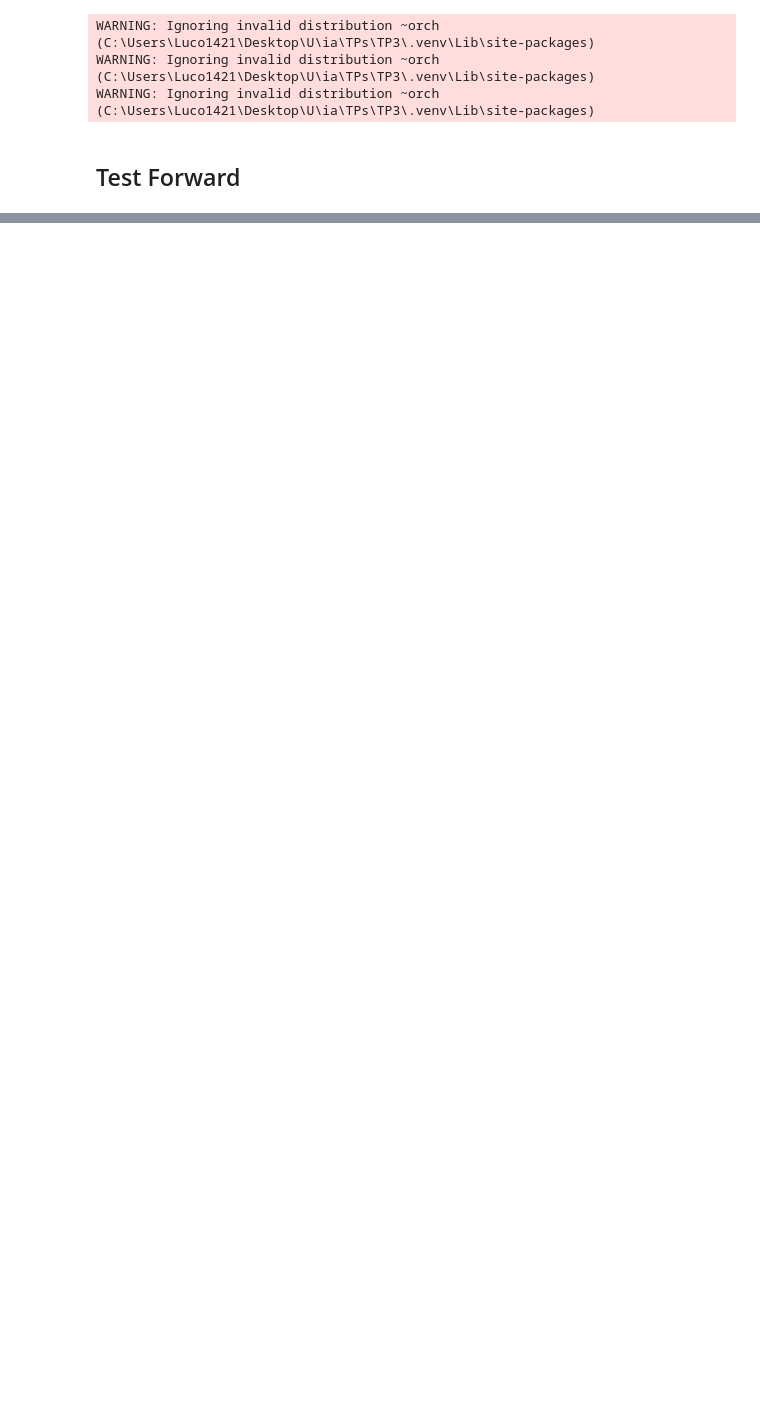
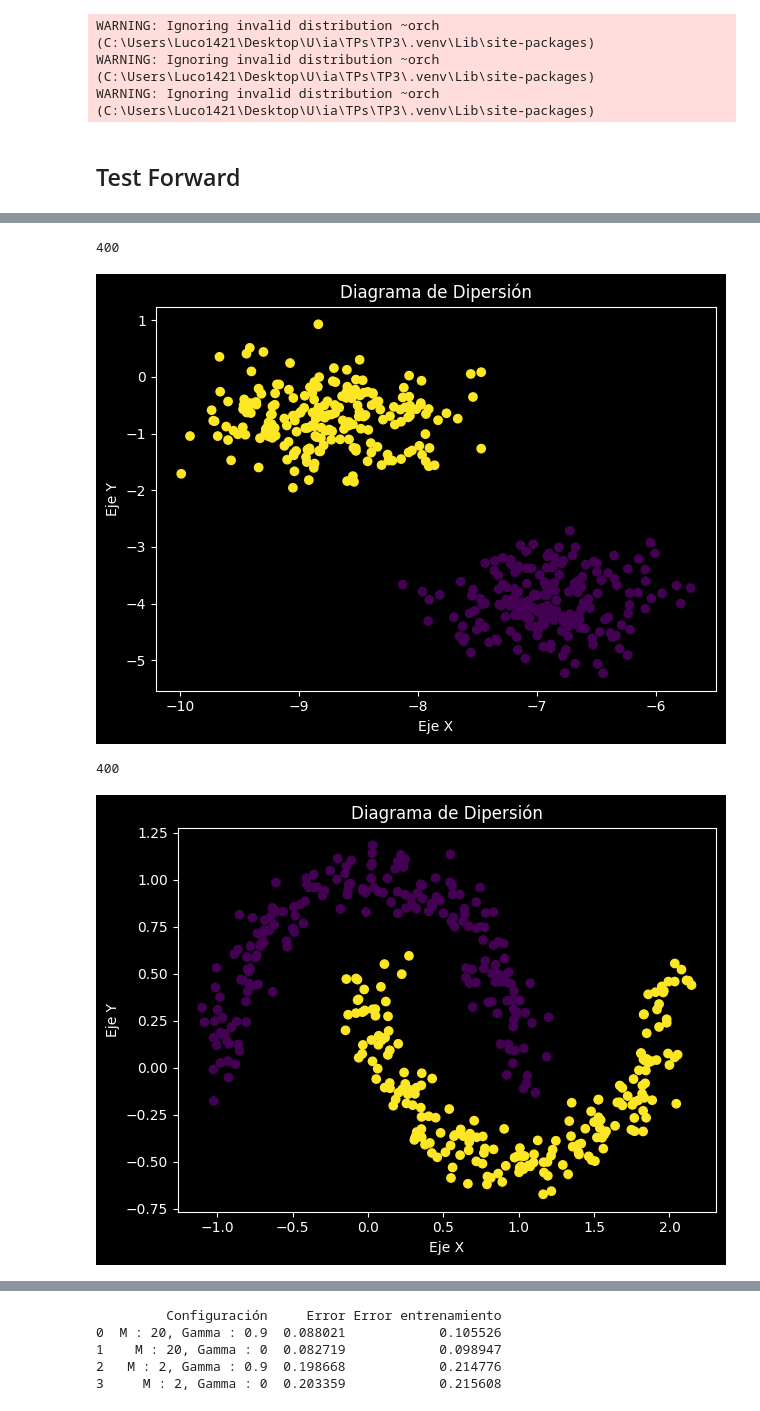
Before and after one commit to Luco1421/TP1-IA, a Jupyter notebook: TP3/TP3.ipynb, the cells around one changed output, grey strips where cells are left out. Cells and saved outputs as stored; diff of their text form; code cells hidden in the pictures; blank space fills up the shorter version.

```diff
--- a/TP3/TP3.ipynb
+++ b/TP3/TP3.ipynb
@@ -49,5 +53,6 @@ import matplotlib.pyplot as plt
 # %%
-DEVICE = "cuda" if torch.cuda.is_available() else "cpu"
-os.environ['PYTORCH_CUDA_ALLOC_CONF'] = 'expandable_segments:True'
+DEVICE = Util.DEVICE
+TYPE = Util.TYPE
 
-TYPE = torch.float32
+# Global visualization utility instance
+visualization = Visualization()
@@ -342,0 +228,62 @@ tensor([[0.9849, 0.0151],
+# %%
+class Analyze:
+
+    def __init__(self, seed, func):
+        train_data, test_data = DatasetGenerator.generate_data(seed,func,0.2)
+        print(train_data[0].shape[0])
+        visualization.make_scatter(train_data[0][:,0], train_data[0][:, 1], train_data[1])
+
+        self.train_labels = train_data[1].view(-1, 1)
+        self.train_data = self.transform_data(train_data[0])
+
+        self.test_labels = test_data[1].view(-1, 1)
+        self.test_data = self.transform_data(test_data[0])
+
+        self.config = [[20, 0.9], [20, 0], [2, 0.9], [2, 0]]
+
+        self.class0 = train_data[0][train_data[1] == 0]
+        self.class1 = train_data[0][train_data[1] == 1]
+
+    @staticmethod
+    def transform_data(data):
+        """! Adds a bias column to the dataset.
+
+        @param data Input feature matrix.
+        @return Transformed feature matrix with bias column.
+        """
+
+        # Create tensor of ones for bias term
+        ones_tensor = torch.ones(data.shape[0], 1, device = DEVICE)
+
+        # Concatenate bias column with input data
+        return torch.cat((ones_tensor, data), dim=1)
+
+    def run(self):
+        table = Table(pd.DataFrame(), ["Configuración", "Error", "Error entrenamiento"], "Comparación_Configuraciones")
+        for M, gamma in self.config:
+            mlp = MultilayerPerceptron([3, M, 1], 0.01, gamma, 1000)
+            history_error, _ = mlp.train_mlp(50, self.train_data, self.train_labels)
+            visualization.make_error_plot(history_error, f"M : {M} Gamma : {gamma}")
+
+            mlp.forward(self.test_data)
+
+            ind = table.obtain_row_count()
+            table.add(ind,"Configuración", f"M : {M}, Gamma : {gamma}")
+            table.add(ind, "Error", mlp.get_error(self.test_labels))
+            table.add(ind, "Error entrenamiento", history_error[-1])
+
+            visualization.make_decision_boundary_plot(mlp.W_o, mlp.W_s, -1.5, 2.5, self.class0, self.class1)
+
+        table.show()
+        table.latex()
+
+separable_analyze = Analyze(777, DatasetGenerator.generate_linearly_separable)
+nonseparable_analyze = Analyze(777, DatasetGenerator.generate_nonlinearly_separable)
+
+# separable_analyze.run()
+nonseparable_analyze.run()
+# %% [output]
+400
+[figure, added]
+400
+[figure, added]
@@ -342,0 +298,5 @@ tensor([[0.9849, 0.0151],
+         Configuración     Error Error entrenamiento
+0  M : 20, Gamma : 0.9  0.088021            0.105526
+1    M : 20, Gamma : 0  0.082719            0.098947
+2   M : 2, Gamma : 0.9  0.198668            0.214776
+3     M : 2, Gamma : 0  0.203359            0.215608
```
Also changed, not shown: parts of 9 cells of this notebook, 5 other files.
